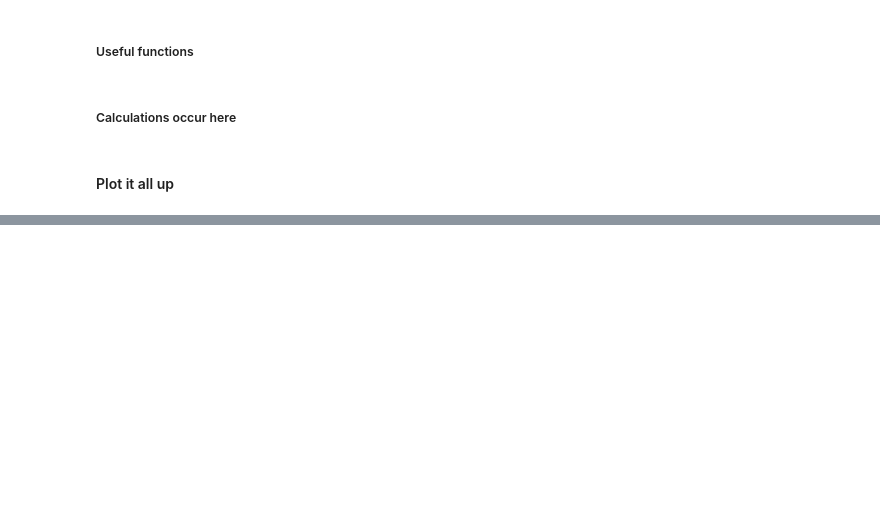
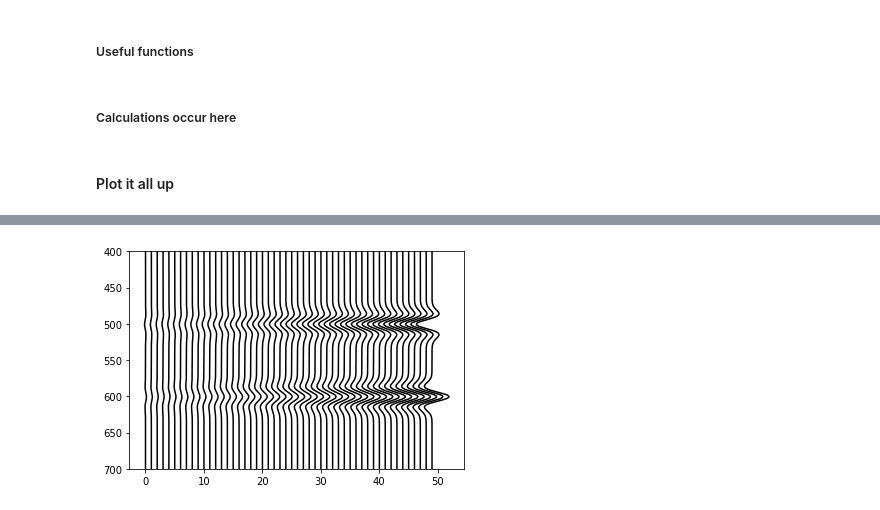
Before and after one commit to tccw/geotools, a Jupyter notebook: FluidSubstitution.ipynb, the cells around one changed output, grey strips where cells are left out. Saved outputs shown, nothing was run; the diff lists cells and outputs as text; code cells hidden in the pictures; blank space fills up the shorter version.

```diff
--- a/FluidSubstitution.ipynb
+++ b/FluidSubstitution.ipynb
@@ -151,14 +171,16 @@ T = 85.5 # degrees C
 API = 35
 G = 0.6
 S = 0.088 # ppm/1e6
+f = 30 #frequency of ricker wavelet
 
 # In situ parameters are GOM clean sand 100% brine saturated values
 vpInSitu = 3550 # m/s
 vsInSitu = 1900 # m/s
 rhobInSitu = 2240 # kg/m^3
+resThickness = 100 # thickness in meters
 
 
-KflInitial, rhoflInitial = bwBrine(P,T,0) # make up any initial fluid you want
+KflInitial, rhoflInitial = bwBrine(P,T,0.025) # make up any initial fluid you want
 KflBrine, rhoflBrine = bwBrine(P,T,S)
 KflOil, rhoflOil = bwOil(P,T,API,G,live = False)
 KflGas, rhoflGas = 0.23*1e9, 295 # gas GPa
@@ -183,10 +205,6 @@ KflOil = KflOil*1e9
 #KflGas = KflGas*1e9
 #rhoflGas = rhoflGas
 
-resThickness = 100 # thickness in meters
-
-
-
 # Wavelet Parameters
 wvlt_type = 'ricker'  # Valid values: 'ricker' or 'bandpass'
 wvlt_length= 0.128 # Wavelet length in seconds
@@ -204,7 +222,7 @@ tmax = 0.5
 dt = 0.0001 # changing this from 0.0001 can affect the display quality
 
 # Angle of incidence range
-thetaMax = 40
+thetaMax = 35
 # %% [markdown]
 ##### Useful functions
 # %%
@@ -595,0 +595,16 @@ Kphi
+# %%
+gap = 1
+nwigs = np.round(thetaMax/gap)
+g = 20 # gain
+
+#testSynth = prestkGathers(RppTop[1],RppBase[1],np.sum(z_int),thetaMax,z_int,30)
+#testSynth = (testSynth.T[::gap]).T
+
+
+for i in np.arange(len(testSynth[0])):
+    plt.plot(testSynth[:,i]*g+i*gap,np.arange(len(testSynth)), 'k')
+    #plt.fill_betweenx(np.arange(len(testSynth[0]),testSynth[:,i]*g+i*gap > i*gap))
+plt.ylim(400,700)
+plt.gca().invert_yaxis()
+# %% [output]
+[figure, added]
```
Also changed, not shown: parts of 9 cells of this notebook.
